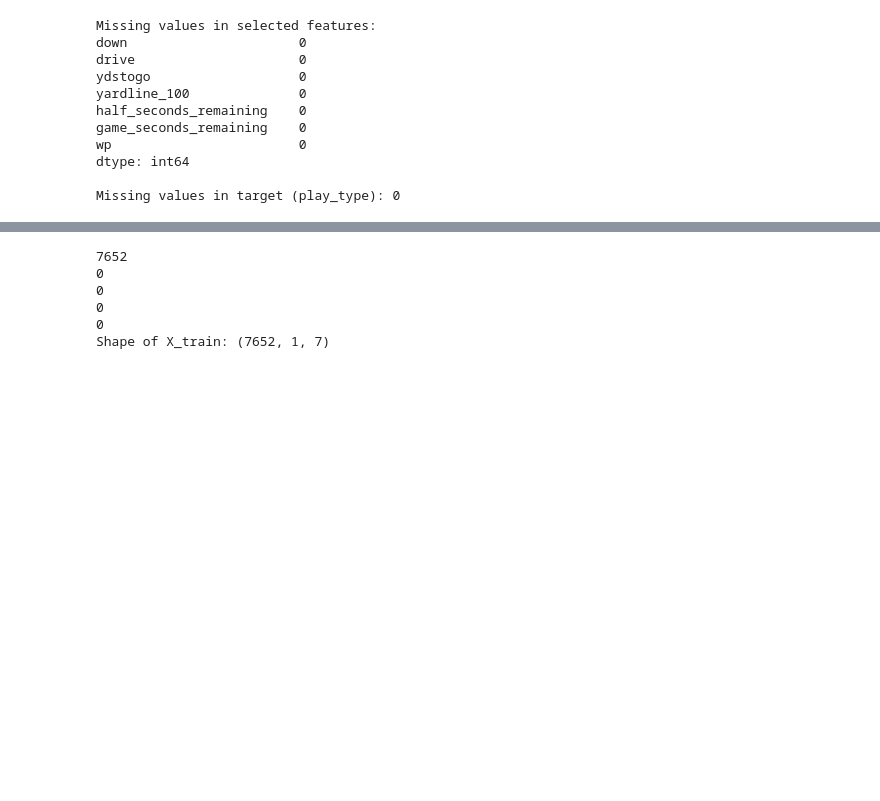
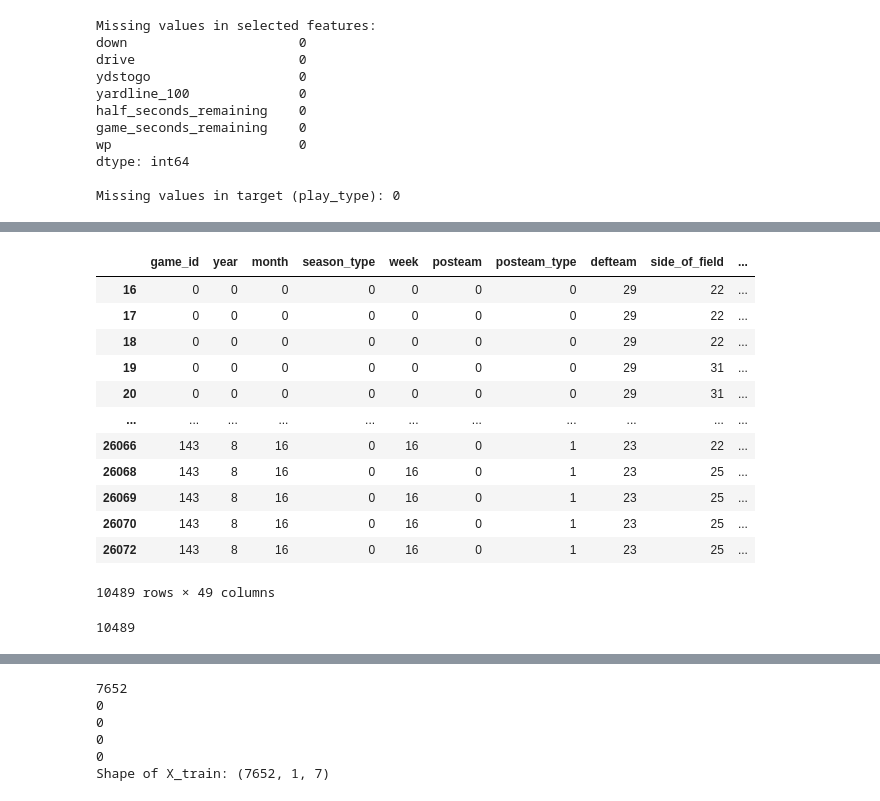
Before and after one commit to JTL24/AI-NFL-Predictor, a Jupyter notebook: finalProject.ipynb, the cells around one changed output, grey strips where cells are left out. Drawn from its saved outputs; the diff is of its cells as text; code cells hidden in the pictures; blank space fills up the shorter version.

```diff
--- a/finalProject.ipynb
+++ b/finalProject.ipynb
@@ -161,0 +176,6 @@ Missing values in target (play_type): 0
+# %%
+def is_not_number(val):
+    return not isinstance(val, (int, float, complex))
+# %%
+for column in columnsKeep:
+    print(data[column].iloc[0])
@@ -162,2 +216,41 @@ Missing values in target (play_type): 0
+# %%
+# Label encode categorical features
+from sklearn.preprocessing import StandardScaler, LabelEncoder
+from tensorflow.keras.utils import to_categorical
+
+
+features = data[['down','drive', 'ydstogo','yardline_100', 'half_seconds_remaining', 'game_seconds_remaining', 'wp']]
+target = to_categorical(data['play_type'].map({'pass': 0, 'run': 1, 'field_goal': 2, 'punt': 3}))# Initialize the scaler
+scaler = StandardScaler()
+
+
+
+label_encoders = {}
+for column in columnsKeep:
+    if is_not_number(data[column].iloc[0]):
+        le = LabelEncoder()
+        data[column] = le.fit_transform(data[column])
+        label_encoders[column] = le
+# %%
+data
+# %% [output]
+|  | game_id | year | month | season_type | week | posteam | posteam_type | defteam | side_of_field | ... |
+| 16 | 0 | 0 | 0 | 0 | 0 | 0 | 0 | 29 | 22 | ... |
+| 17 | 0 | 0 | 0 | 0 | 0 | 0 | 0 | 29 | 22 | ... |
+| 18 | 0 | 0 | 0 | 0 | 0 | 0 | 0 | 29 | 22 | ... |
+| 19 | 0 | 0 | 0 | 0 | 0 | 0 | 0 | 29 | 31 | ... |
+| 20 | 0 | 0 | 0 | 0 | 0 | 0 | 0 | 29 | 31 | ... |
+| ... | ... | ... | ... | ... | ... | ... | ... | ... | ... | ... |
+| 26066 | 143 | 8 | 16 | 0 | 16 | 0 | 1 | 23 | 22 | ... |
+| 26068 | 143 | 8 | 16 | 0 | 16 | 0 | 1 | 23 | 25 | ... |
+| 26069 | 143 | 8 | 16 | 0 | 16 | 0 | 1 | 23 | 25 | ... |
+| 26070 | 143 | 8 | 16 | 0 | 16 | 0 | 1 | 23 | 25 | ... |
+| 26072 | 143 | 8 | 16 | 0 | 16 | 0 | 1 | 23 | 25 | ... |
+10489 rows × 49 columns
+# %%
+# Check if there are NaN values after mapping
+print(data['play_type'].map({'pass': 0, 'run': 1, 'field_goal': 2, 'punt': 3}).isna().sum())
+# %% [output]
+10489
 # %%
 from sklearn.model_selection import train_test_split
```
Also changed, not shown: parts of 8 cells of this notebook.
